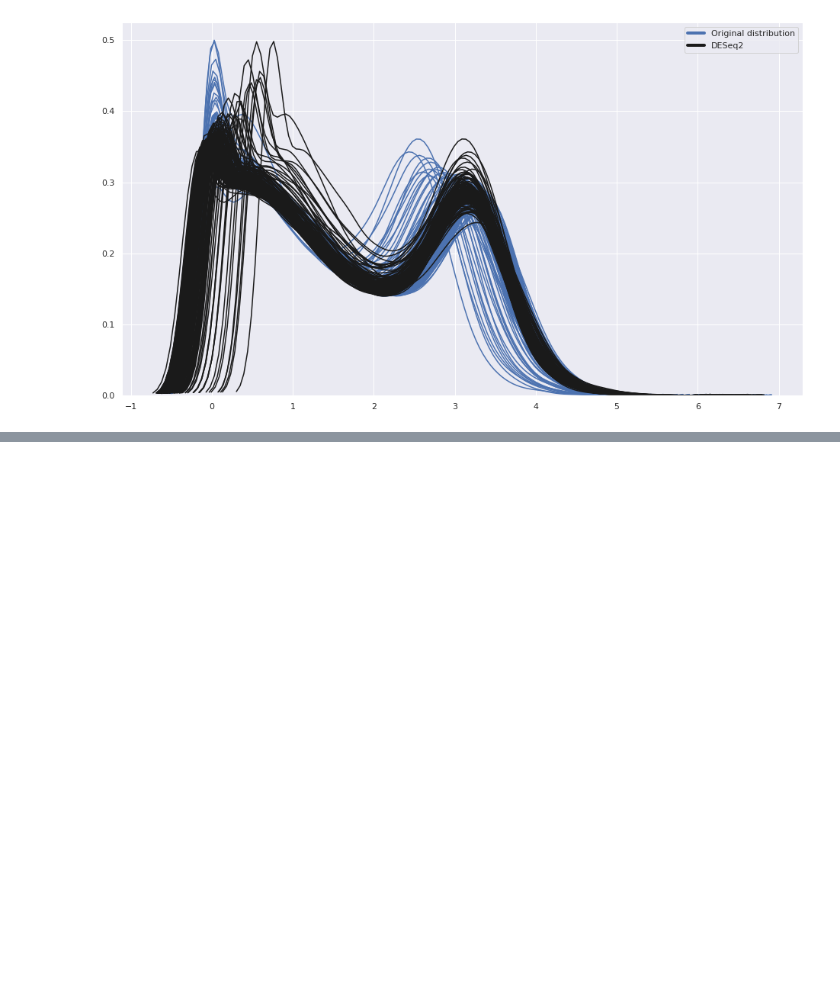
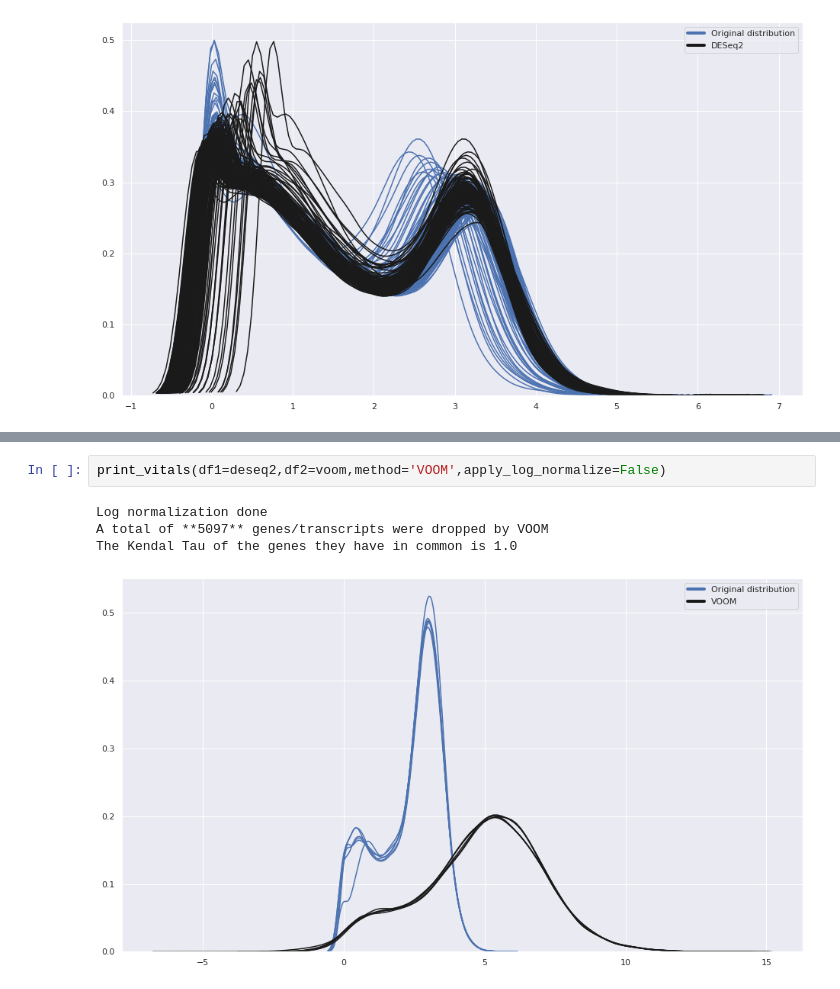
Before and after one commit to genepattern/preprocessing-rnaseq, a Jupyter notebook: Bulk RNA-seq Preprocessing for GSEA+ draft 3.ipynb, the cells around one changed output, grey strips where cells are left out. Drawn from its saved outputs; the diff is of its cells as text; blank space fills up the shorter version.

```diff
--- a/Bulk RNA-seq Preprocessing for GSEA+ draft 3.ipynb
+++ b/Bulk RNA-seq Preprocessing for GSEA+ draft 3.ipynb
@@ -334,0 +396,7 @@ The Kendal Tau of the genes they have in common is 0.9999301179747584
+# %%
+print_vitals(df1=deseq2,df2=voom,method='VOOM',apply_log_normalize=False)
+# %% [output]
+Log normalization done
+A total of **5097** genes/transcripts were dropped by VOOM
+The Kendal Tau of the genes they have in common is 1.0
+[figure, added]
```
Also changed, not shown: parts of 9 cells of this notebook.
